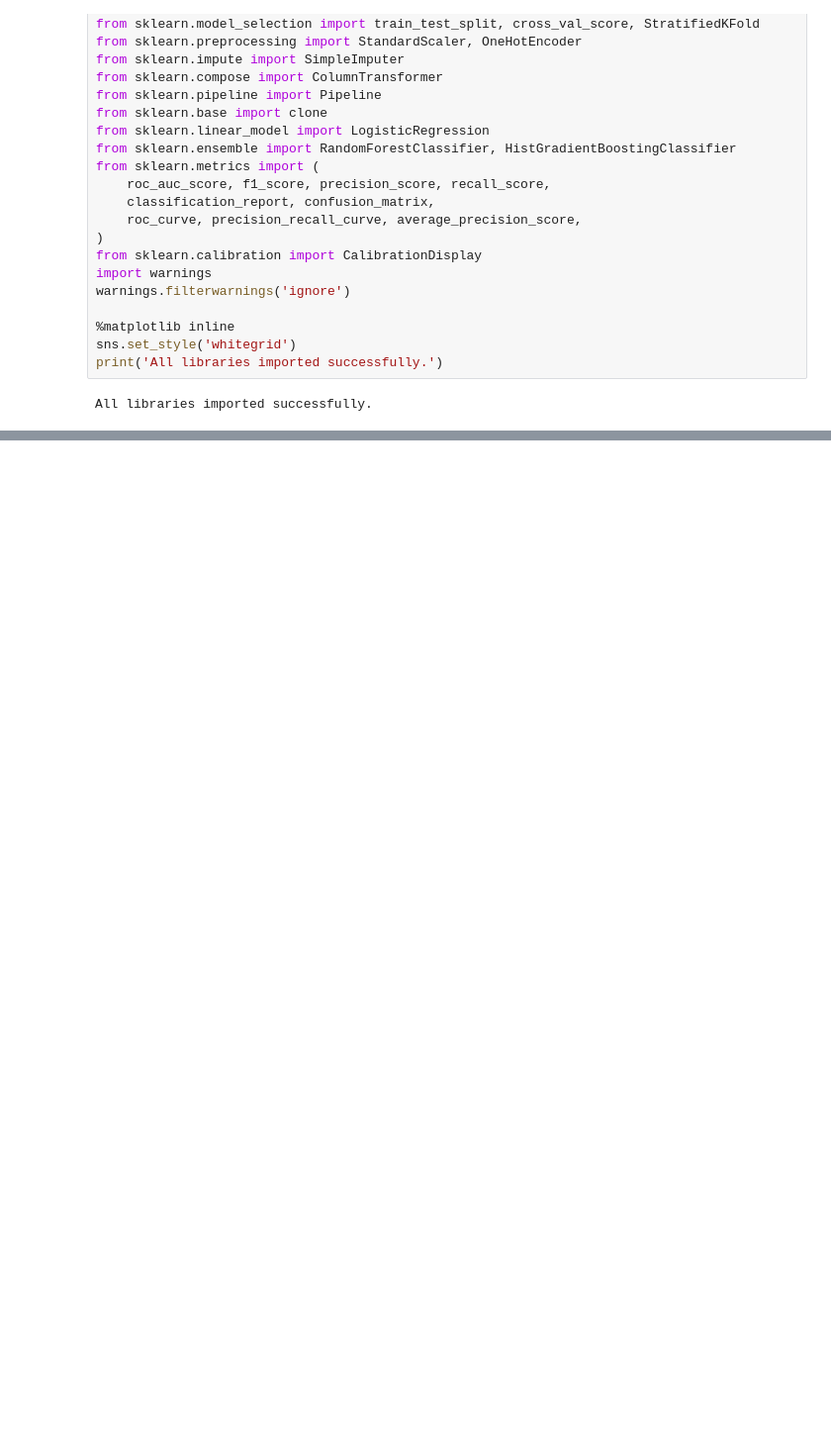
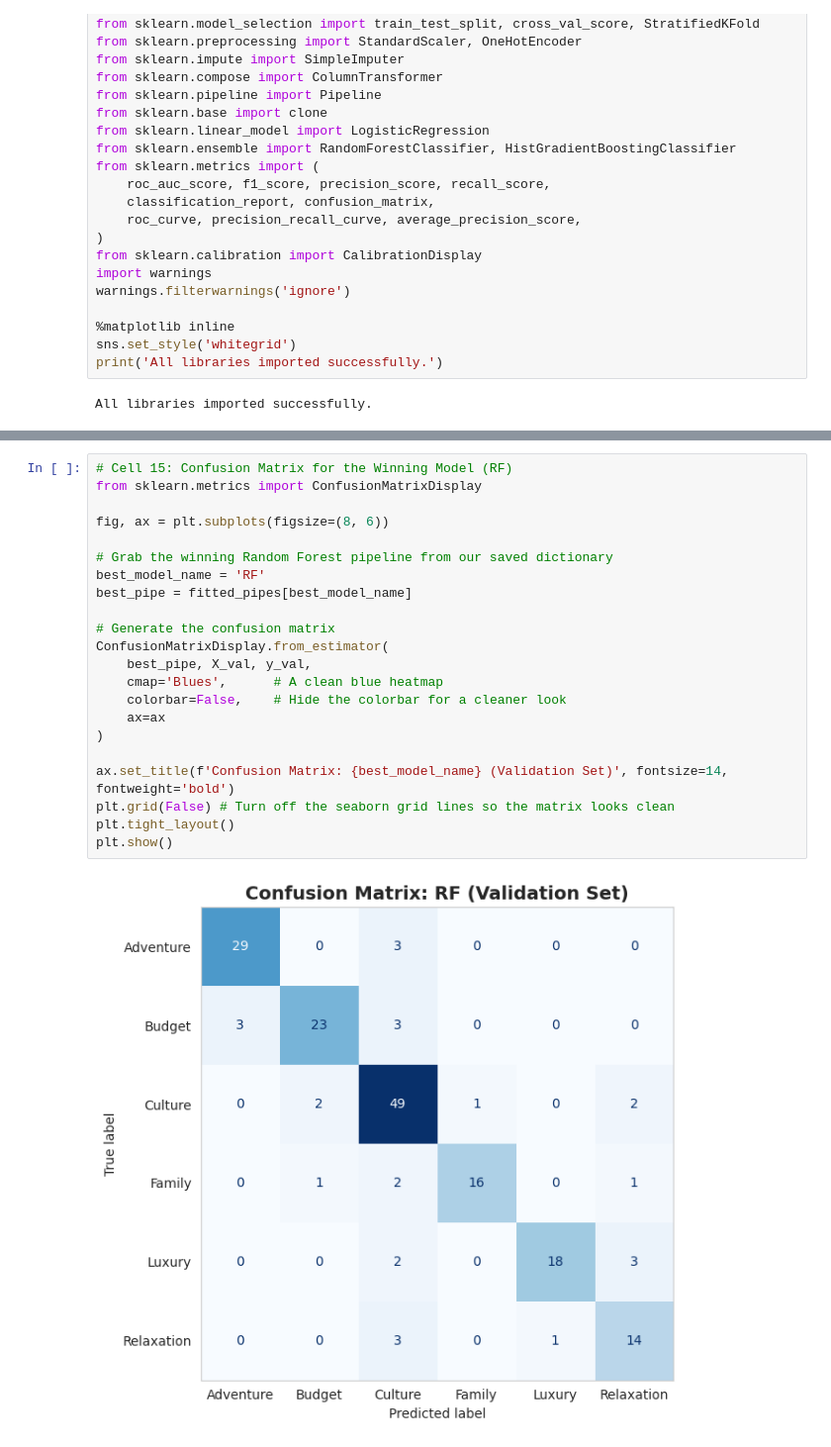
Before and after one commit to bmislol/smart-travel-planner, a Jupyter notebook: notebook/ml/train_model.ipynb, the cells around one changed output, grey strips where cells are left out. Shown at 99% size. Cells and saved outputs as stored; diff of their text form; blank space fills up the shorter version.

```diff
--- a/notebook/ml/train_model.ipynb
+++ b/notebook/ml/train_model.ipynb
@@ -449,0 +585,24 @@ Confusion matrix successfully saved to: ../../graph/confusion_matrix.png
+# %%
+# Cell 15: Confusion Matrix for the Winning Model (RF)
+from sklearn.metrics import ConfusionMatrixDisplay
+
+fig, ax = plt.subplots(figsize=(8, 6))
+
+# Grab the winning Random Forest pipeline from our saved dictionary
+best_model_name = 'RF'
+best_pipe = fitted_pipes[best_model_name]
+
+# Generate the confusion matrix
+ConfusionMatrixDisplay.from_estimator(
+    best_pipe, X_val, y_val,
+    cmap='Blues',      # A clean blue heatmap
+    colorbar=False,    # Hide the colorbar for a cleaner look
+    ax=ax
+)
+
+ax.set_title(f'Confusion Matrix: {best_model_name} (Validation Set)', fontsize=14, fontweight='bold')
+plt.grid(False) # Turn off the seaborn grid lines so the matrix looks clean
+plt.tight_layout()
+plt.show()
+# %% [output]
+[figure, added]
```
Also changed, not shown: parts of 26 cells of this notebook, 2 other files.
